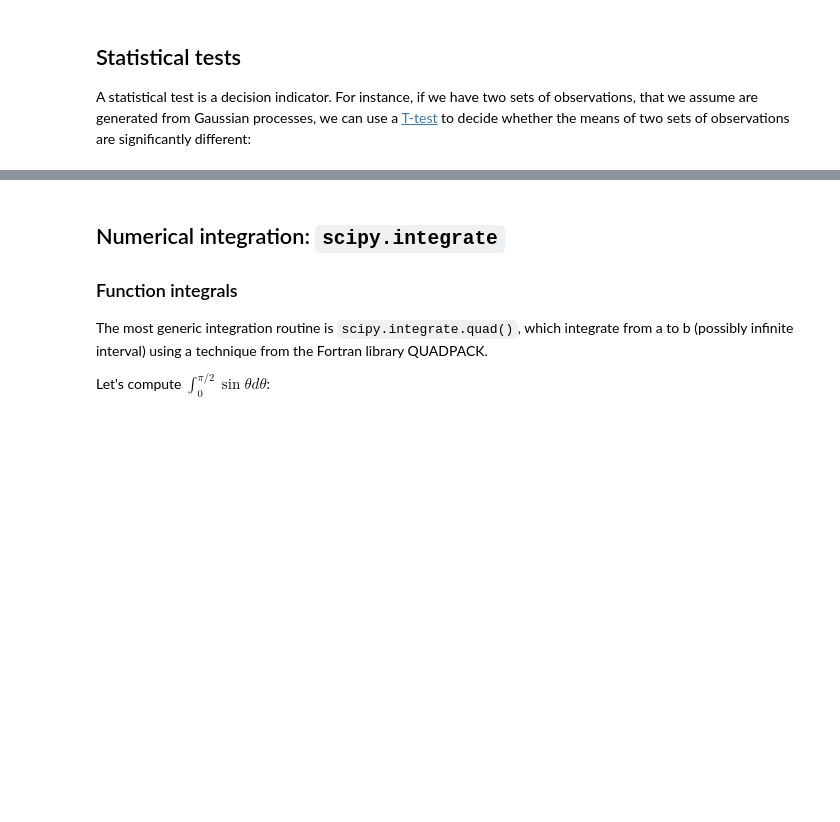
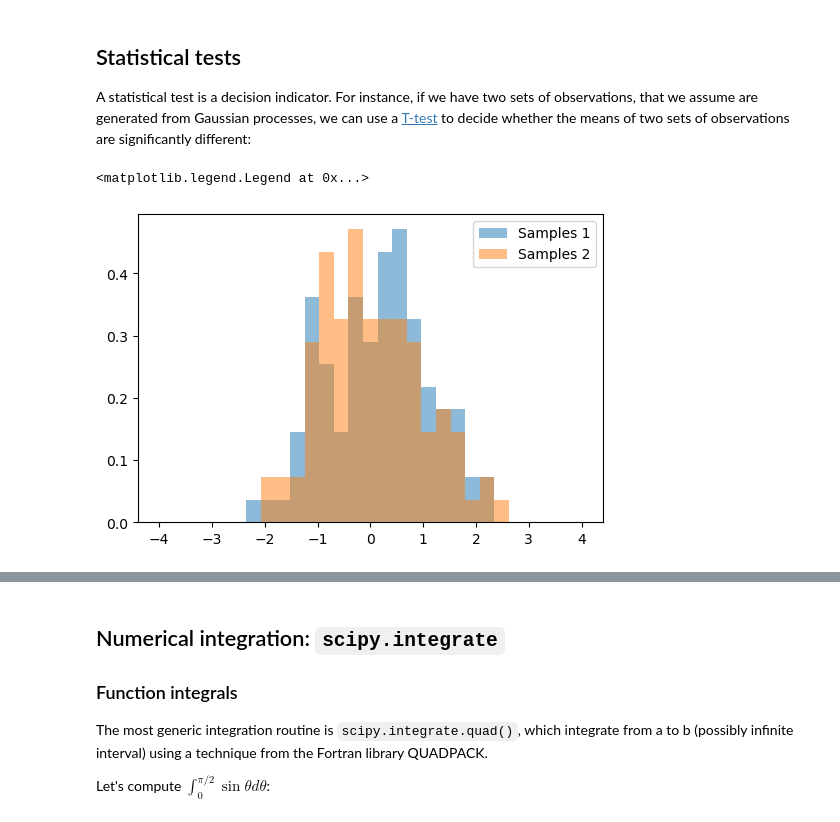
Before and after one commit to seccobenedetto/LCPA, a Jupyter notebook: 09_Algorithms.ipynb, the cells around one changed output, grey strips where cells are left out. Saved outputs shown, nothing was run; the diff lists cells and outputs as text; code cells hidden in the pictures; blank space fills up the shorter version.

```diff
--- a/09_Algorithms.ipynb
+++ b/09_Algorithms.ipynb
@@ -210,16 +311,19 @@ A statistical test is a decision indicator. For instance, if we have two sets of
 # %%
 # Generates 2 sets of observations
 samples1 = np.random.normal(0, size=100)
 samples2 = np.random.normal(0.1, size=100)
 
 # Compute a histogram of the sample
 bins = np.linspace(-4, 4, 30)
 histogram1, bins = np.histogram(samples1, bins=bins, density=True)
 histogram2, bins = np.histogram(samples2, bins=bins, density=True)
 
 plt.figure(figsize=(6, 4))
-plt.hist(samples1, bins=bins, density=True, label="Samples 1")
-plt.hist(samples2, bins=bins, density=True, label="Samples 2")
+plt.hist(samples1, bins=bins, density=True, label="Samples 1", alpha=0.5)
+plt.hist(samples2, bins=bins, density=True, label="Samples 2", alpha=0.5)
 plt.legend(loc='best')
+# %% [output]
+<matplotlib.legend.Legend at 0x...>
+[figure, added]
 # %%
 stats.ttest_ind(samples1, samples2)
```
Also changed, not shown: parts of 25 cells of this notebook.
